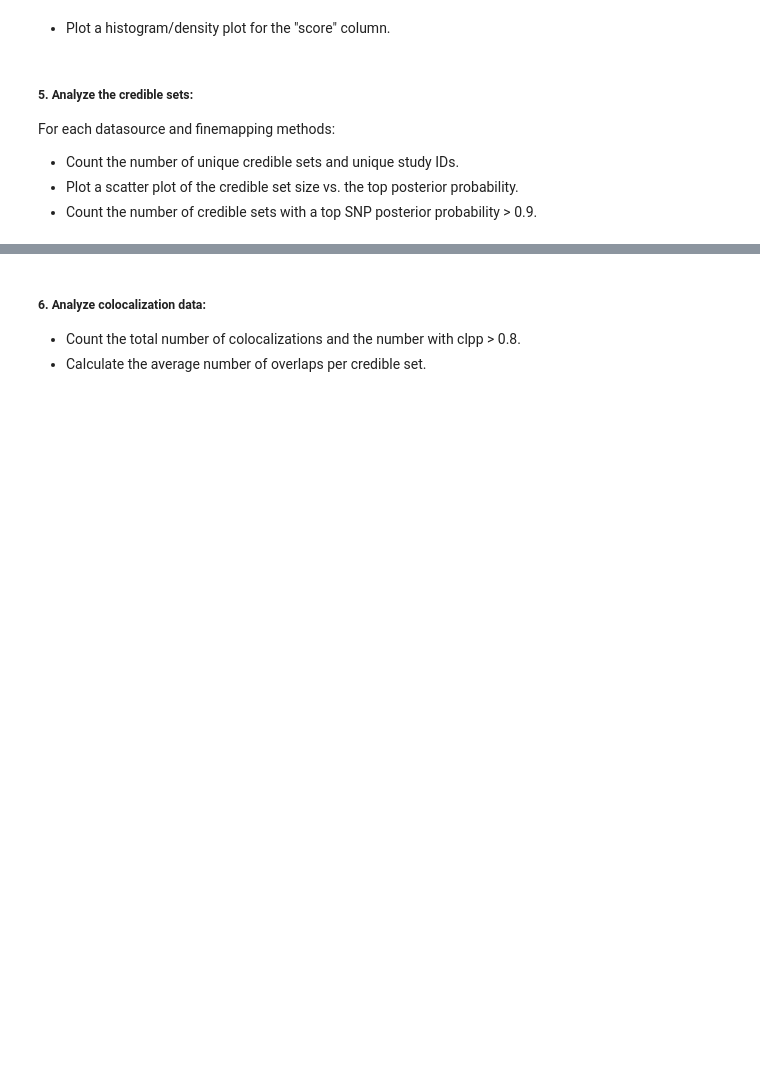
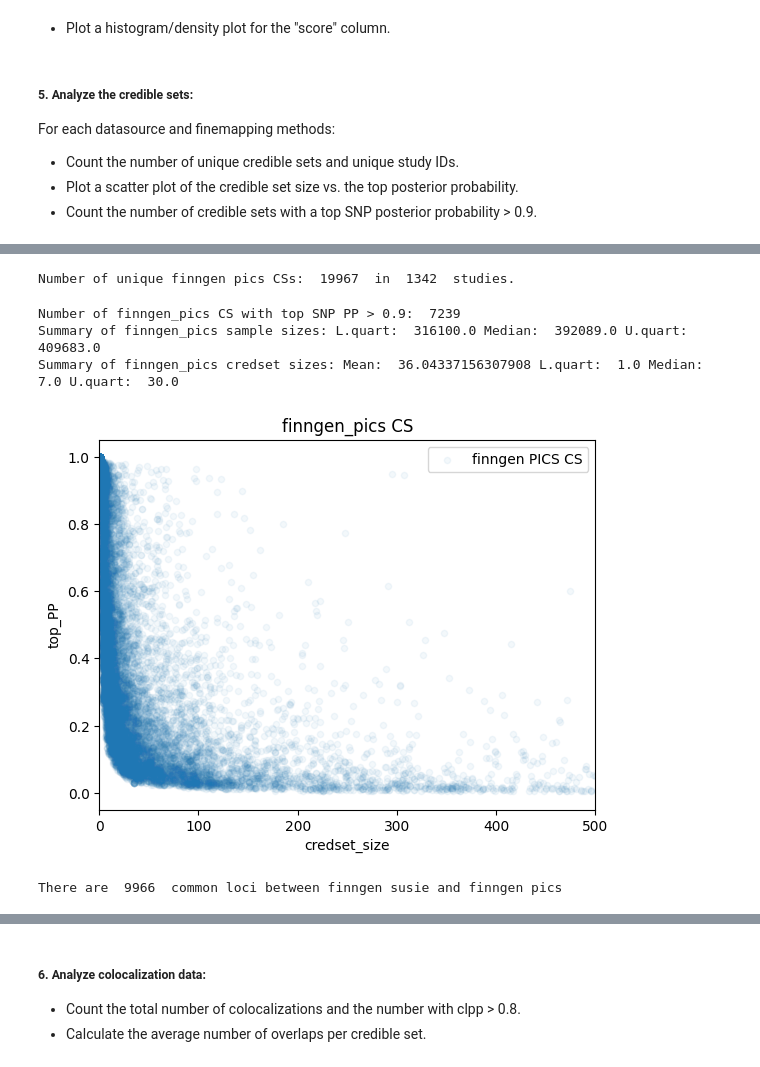
Before and after one commit to opentargets/gentropy, a Jupyter notebook: notebooks/Release_QC_metrics.ipynb, the cells around one changed output, grey strips where cells are left out. Cells and saved outputs as stored; diff of their text form; code cells hidden in the pictures; blank space fills up the shorter version.

```diff
--- a/notebooks/Release_QC_metrics.ipynb
+++ b/notebooks/Release_QC_metrics.ipynb
@@ -189,0 +136,30 @@ Number of CS with top SNP PP > 0.9:  1898
+# %%
+
+# finngen (PICs):
+finngen_index_path=f"{release_path}/{release_ver}/study_index/finngen"
+finngen_index=session.spark.read.parquet(finngen_index_path, recursiveFileLookup=True)
+finngen_pics_path=f"{release_path}/{release_ver}/credible_set/finngen_pics"
+# Number of CSs.
+finngen_pics=session.spark.read.parquet(finngen_pics_path, recursiveFileLookup=True)
+#gwascat_sumstats.printSchema()
+print("Number of unique finngen pics CSs: ", finngen_pics.select("studyLocusId").distinct().count(), " in ", finngen_pics.select("studyId").distinct().count(), " studies.")
+# keep only credible sets snps
+
+finngen_pics_fm=finngen_pics.select("studyId", "studyLocusId", "locus.posteriorProbability").withColumn("top_PP", f.col("posteriorProbability").getItem(0)).withColumn("credset_size", f.size(f.col("posteriorProbability")))
+finngen_pics_fm.select("credset_size", "top_PP").toPandas().plot.scatter(x="credset_size", y="top_PP", alpha=0.05, xlim=[0, 500], label="finngen PICS CS", title="finngen_pics CS")
+print("Number of finngen_pics CS with top SNP PP > 0.9: ", finngen_pics_fm.filter(f.col("top_PP") > 0.9).distinct().count())
+sample_size_quartiles = finngen_index.stat.approxQuantile("nSamples", [0.25, 0.5, 0.75], 0.01)
+print("Summary of finngen_pics sample sizes: L.quart: ", sample_size_quartiles[0], "Median: ", sample_size_quartiles[1], "U.quart: ", sample_size_quartiles[2])
+
+sample_size_quartiles = finngen_pics_fm.stat.approxQuantile("credset_size", [0.25, 0.5, 0.75], 0.01)
+print("Summary of finngen_pics credset sizes: Mean: ", finngen_pics_fm.select(f.mean(finngen_pics_fm["credset_size"])).collect()[0][0], "L.quart: ", sample_size_quartiles[0], "Median: ", sample_size_quartiles[1], "U.quart: ", sample_size_quartiles[2])
+# %% [output]
+Number of unique finngen pics CSs:  19967  in  1342  studies.
+Number of finngen_pics CS with top SNP PP > 0.9:  7239
+Summary of finngen_pics sample sizes: L.quart:  316100.0 Median:  392089.0 U.quart:  409683.0
+Summary of finngen_pics credset sizes: Mean:  36.04337156307908 L.quart:  1.0 Median:  7.0 U.quart:  30.0
+[figure, added]
+# %%
+print("There are ", finngen_susie.join(finngen_pics, on=["studyId", "studyLocusId"], how="inner").count(), " common loci between finngen susie and finngen pics")
+# %% [output]
+There are  9966  common loci between finngen susie and finngen pics
```
Also changed, not shown: parts of 23 cells of this notebook.
